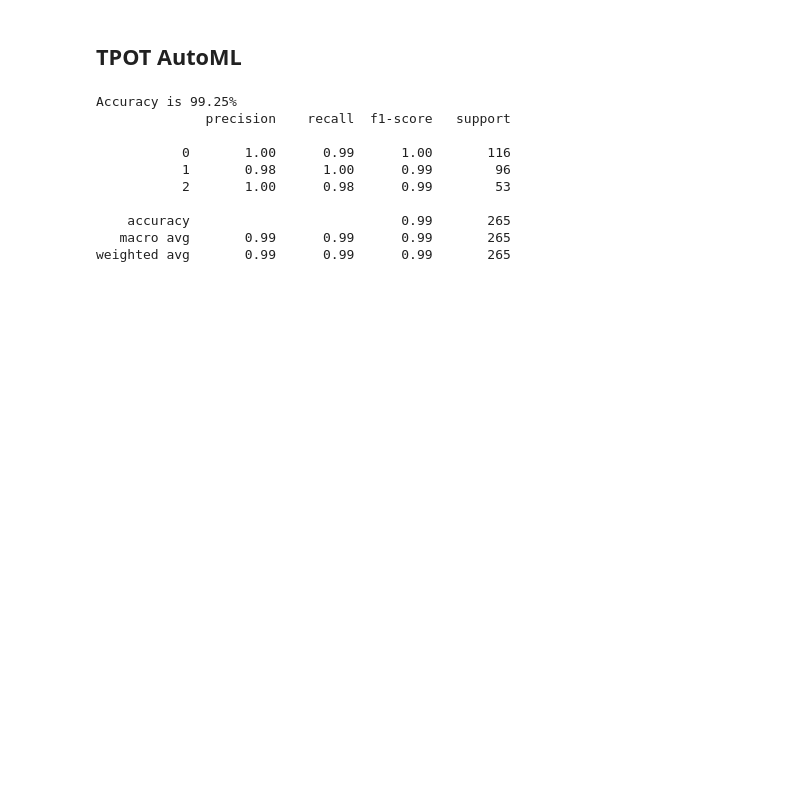
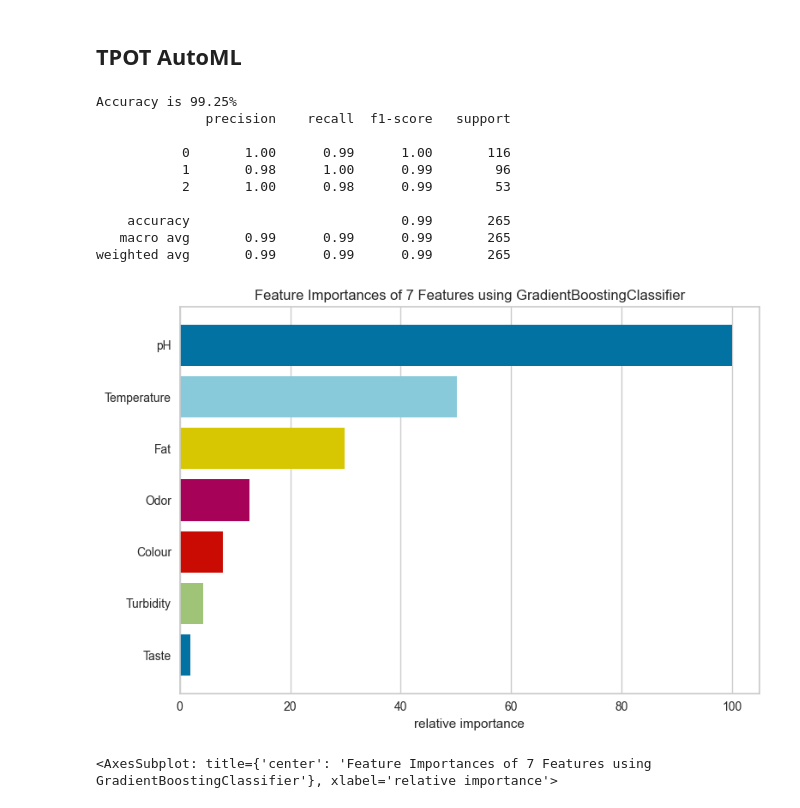
Before and after one commit to ManvithGayam/cs451-milk-quality, a Jupyter notebook: notebook.ipynb, the cells around one changed output. Saved outputs shown, nothing was run; the diff lists cells and outputs as text; code cells hidden in the pictures; blank space fills up the shorter version.

```diff
--- a/notebook.ipynb
+++ b/notebook.ipynb
@@ -442,30 +468,38 @@ AutoML = TPOTClassifier(
 # %%
 from sklearn.model_selection import train_test_split
 from sklearn.ensemble import GradientBoostingClassifier
 from sklearn.metrics import classification_report, accuracy_score
 
 
 X = df1.drop(columns="Grade", axis=1)
 y = df1.Grade
 
 X_train, X_test, y_train, y_test = train_test_split(X,y, test_size=0.25, random_state=40)
 mdl = GradientBoostingClassifier(learning_rate=1.0, max_depth=6, max_features=0.1, min_samples_leaf=9, min_samples_split=16, n_estimators=100, subsample=0.55, random_state=40)
 mdl.fit(X_train, y_train)
 preds = mdl.predict(X_test)
 
 print(f'Accuracy is {round(100 * accuracy_score(y_test, preds), 2)}%')
 print(classification_report(y_test, preds))
+
+import yellowbrick
+from yellowbrick.model_selection import FeatureImportances
+fi = FeatureImportances(mdl)
+fi.fit(X, y)
+fi.show()
 # %% [output]
 Accuracy is 99.25%
               precision    recall  f1-score   support
 
            0       1.00      0.99      1.00       116
            1       0.98      1.00      0.99        96
            2       1.00      0.98      0.99        53
 
     accuracy                           0.99       265
    macro avg       0.99      0.99      0.99       265
 weighted avg       0.99      0.99      0.99       265
+[figure, added]
+<AxesSubplot: title={'center': 'Feature Importances of 7 Features using GradientBoostingClassifier'}, xlabel='relative importance'>
 # %%
 # Save our models
 import joblib
```
Also changed, not shown: parts of 6 cells of this notebook.
